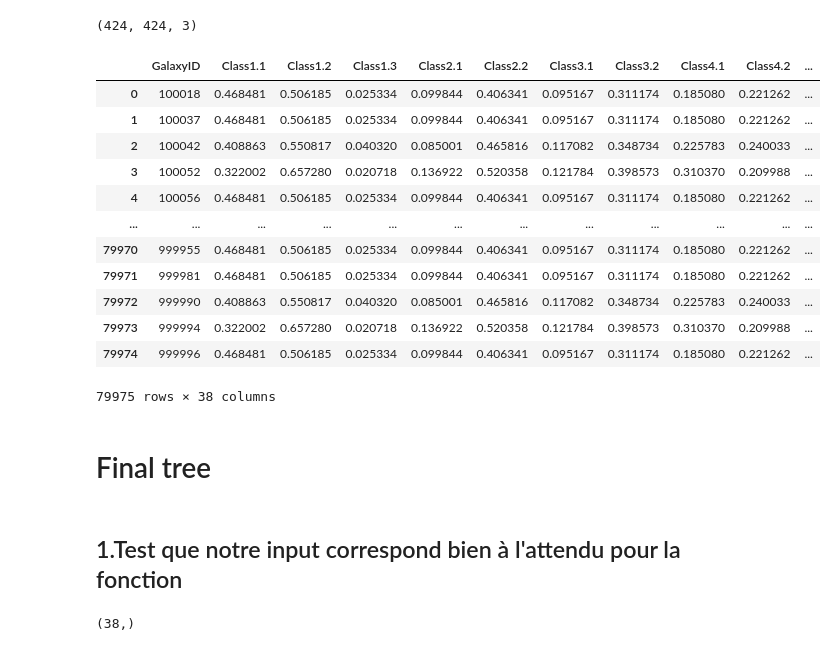
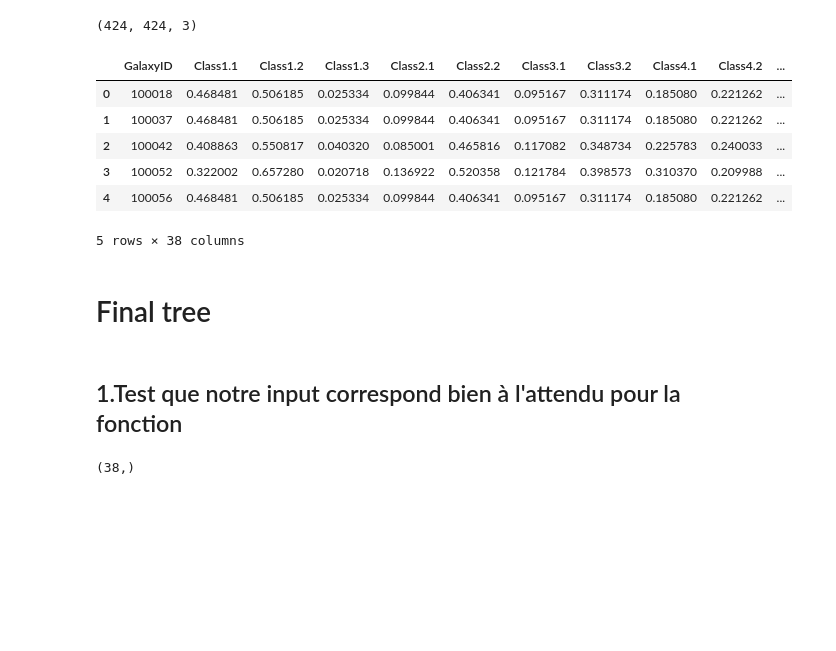
Before and after one commit to AurelSann/StarWars, a Jupyter notebook: notebooks/Adriana-Test-Fonction-Finale.ipynb, the cells around one changed output. Saved outputs shown, nothing was run; the diff lists cells and outputs as text; code cells hidden in the pictures; blank space fills up the shorter version.

```diff
--- a/notebooks/Adriana-Test-Fonction-Finale.ipynb
+++ b/notebooks/Adriana-Test-Fonction-Finale.ipynb
@@ -46,25 +49,19 @@ Arrayimage
 (424, 424, 3)
 # %%
 df = pd.read_csv('../raw_data/central_pixel_benchmark.csv')
-df
+df.head()
 # %% [output]
 |  | GalaxyID | Class1.1 | Class1.2 | Class1.3 | Class2.1 | Class2.2 | Class3.1 | Class3.2 | Class4.1 | Class4.2 | ... |
 | 0 | 100018 | 0.468481 | 0.506185 | 0.025334 | 0.099844 | 0.406341 | 0.095167 | 0.311174 | 0.185080 | 0.221262 | ... |
 | 1 | 100037 | 0.468481 | 0.506185 | 0.025334 | 0.099844 | 0.406341 | 0.095167 | 0.311174 | 0.185080 | 0.221262 | ... |
 | 2 | 100042 | 0.408863 | 0.550817 | 0.040320 | 0.085001 | 0.465816 | 0.117082 | 0.348734 | 0.225783 | 0.240033 | ... |
 | 3 | 100052 | 0.322002 | 0.657280 | 0.020718 | 0.136922 | 0.520358 | 0.121784 | 0.398573 | 0.310370 | 0.209988 | ... |
 | 4 | 100056 | 0.468481 | 0.506185 | 0.025334 | 0.099844 | 0.406341 | 0.095167 | 0.311174 | 0.185080 | 0.221262 | ... |
-| ... | ... | ... | ... | ... | ... | ... | ... | ... | ... | ... | ... |
-| 79970 | 999955 | 0.468481 | 0.506185 | 0.025334 | 0.099844 | 0.406341 | 0.095167 | 0.311174 | 0.185080 | 0.221262 | ... |
-| 79971 | 999981 | 0.468481 | 0.506185 | 0.025334 | 0.099844 | 0.406341 | 0.095167 | 0.311174 | 0.185080 | 0.221262 | ... |
-| 79972 | 999990 | 0.408863 | 0.550817 | 0.040320 | 0.085001 | 0.465816 | 0.117082 | 0.348734 | 0.225783 | 0.240033 | ... |
-| 79973 | 999994 | 0.322002 | 0.657280 | 0.020718 | 0.136922 | 0.520358 | 0.121784 | 0.398573 | 0.310370 | 0.209988 | ... |
-| 79974 | 999996 | 0.468481 | 0.506185 | 0.025334 | 0.099844 | 0.406341 | 0.095167 | 0.311174 | 0.185080 | 0.221262 | ... |
-79975 rows × 38 columns
+5 rows × 38 columns
 # %% [markdown]
 # Final tree
-# %% [markdown]
-## 1.Test que notre input correspond bien à l'attendu pour la fonction
+# %% [markdown]
+## 1.Test que notre input correspond bien à l'attendu pour la fonction
 # %%
 #commenter cette cellule pour utiliser les fonctions
 output = df.iloc[1444,:]
```
Also changed, not shown: parts of 16 cells of this notebook.
